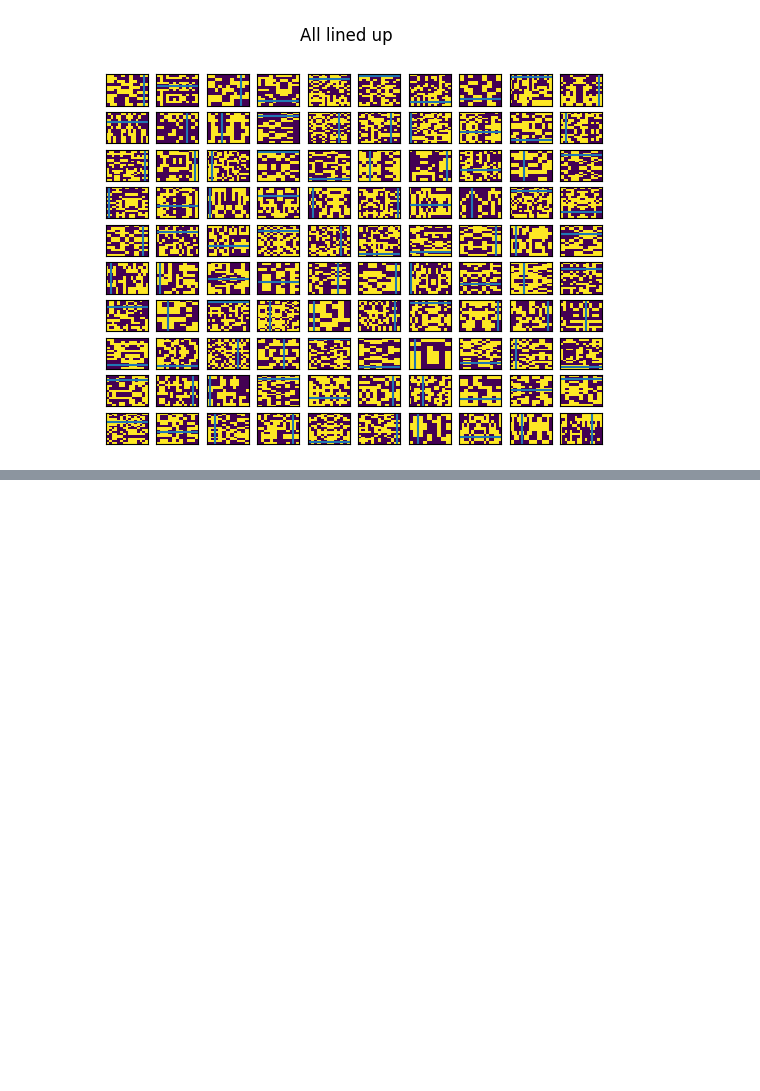
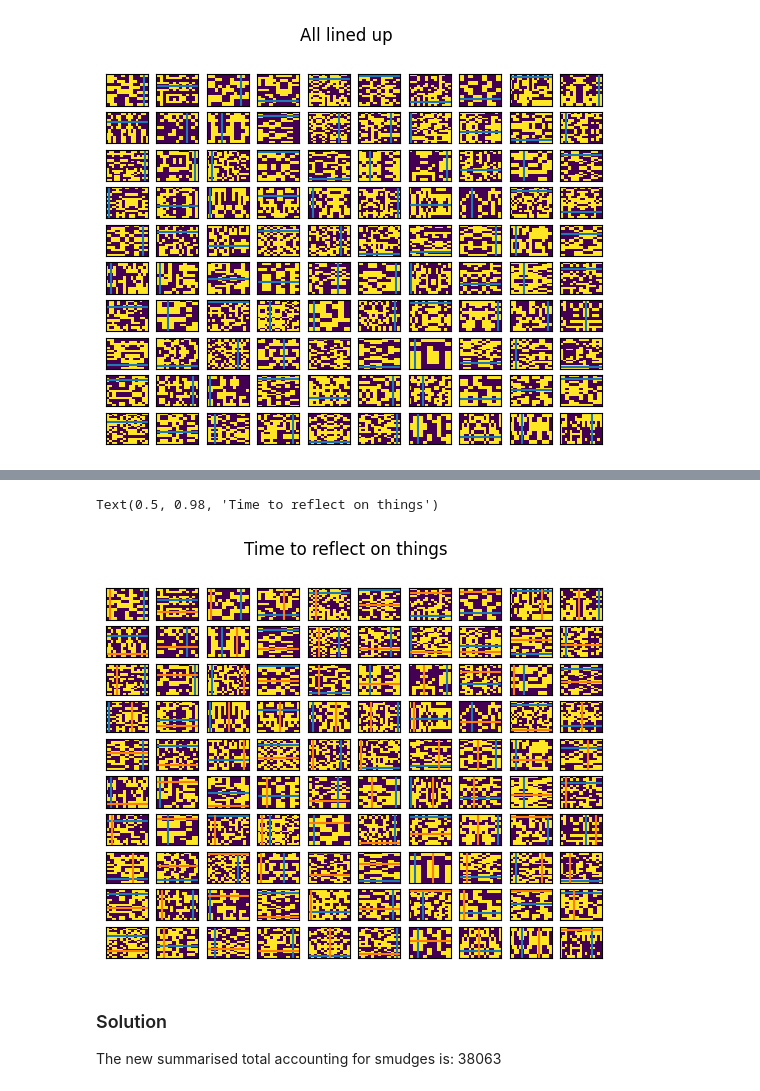
Before and after one commit to nouseforkeys/advent-of-code-23, a Jupyter notebook: day_13.ipynb, the cells around one changed output, grey strips where cells are left out. Saved outputs shown, nothing was run; the diff lists cells and outputs as text; code cells hidden in the pictures; blank space fills up the shorter version.

```diff
--- a/day_13.ipynb
+++ b/day_13.ipynb
@@ -128,0 +218,53 @@ markdown(
+# %%
+fig, _ = plt.subplots(nrows=10, ncols=10)
+for index, (ax, grid, mirror, smudge) in \
+        enumerate(zip(fig.axes, grids, mirror_lines, smudged_lines), start=1):
+    plot_grid(grid, ax)
+    axis, index = mirror
+    # horizontal
+    if axis == 0:
+        limits = ax.get_xlim()
+        # Flip the index because we flip the grid to plot
+        ax.plot(limits, [len(grid) - index]*2)
+        ax.set_xlim(limits)
+    # vertical
+    else:
+        limits = ax.get_ylim()
+        ax.plot([index]*2, limits)
+        ax.set_ylim(limits)
+
+    axis, index = smudge
+    # horizontal
+    if axis == 0:
+        limits = ax.get_xlim()
+        # Flip the index because we flip the grid to plot
+        ax.plot(limits, [len(grid) - index]*2)
+        ax.set_xlim(limits)
+    # vertical
+    elif axis == 1:
+        limits = ax.get_ylim()
+        ax.plot([index]*2, limits)
+        ax.set_ylim(limits)
+    else:
+        pass
+
+fig.suptitle('Time to reflect on things')
+# %% [output]
+Text(0.5, 0.98, 'Time to reflect on things')
+[figure, added]
+# %%
+# nice, now let's find the answer
+smudge_line_total = 0
+for axis, index in smudged_lines:
+    if axis == 0:
+        smudge_line_total += index * 100
+    else:
+        smudge_line_total += index
+
+markdown(
+    '### Solution',
+    f'The new summarised total accounting for smudges is: {smudge_line_total}'
+)
+# %% [output]
+### Solution
+The new summarised total accounting for smudges is: 38063
```
Also changed, not shown: parts of 5 cells of this notebook.
